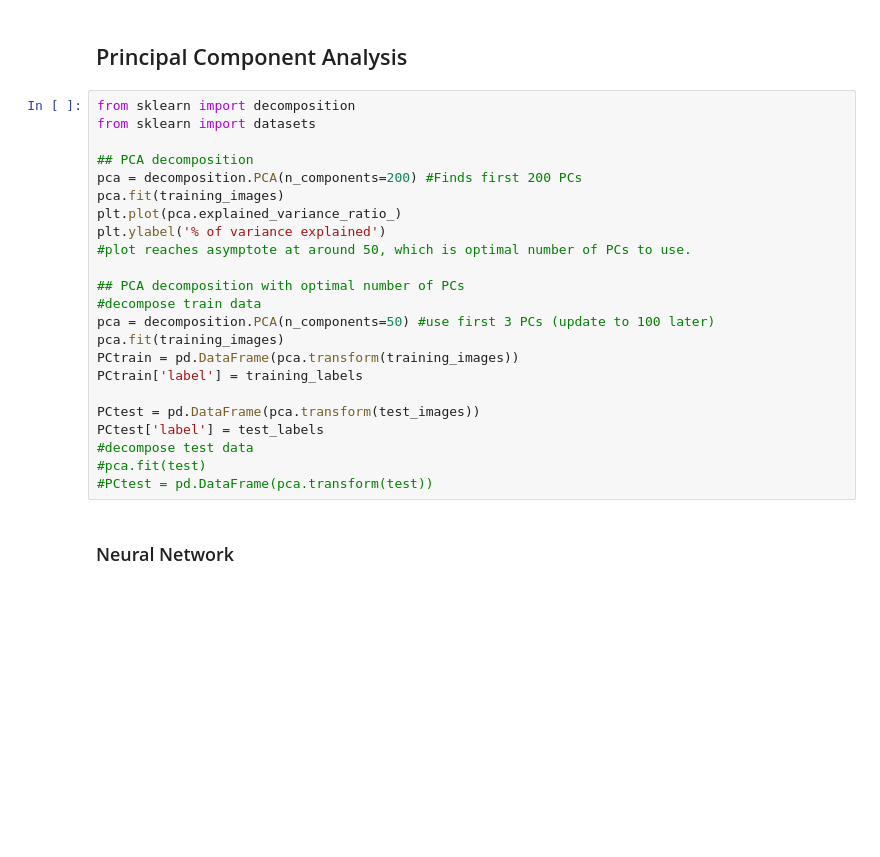
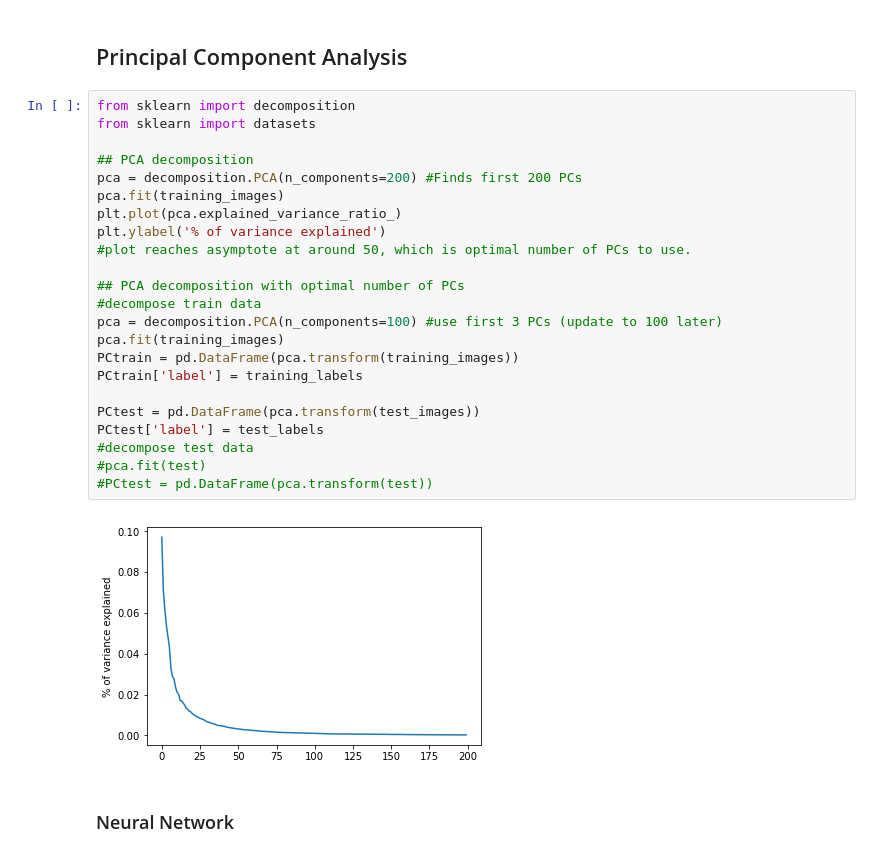
Before and after one commit to ddemirci/CmpE462_project, a Jupyter notebook: Neural Network with PCA.ipynb, the cells around one changed output. Cells and saved outputs as stored; diff of their text form; blank space fills up the shorter version.

```diff
--- a/Neural Network with PCA.ipynb
+++ b/Neural Network with PCA.ipynb
@@ -86,26 +86,28 @@ for i in range(1,26):
 # %%
 from sklearn import decomposition
 from sklearn import datasets
 
 ## PCA decomposition
 pca = decomposition.PCA(n_components=200) #Finds first 200 PCs
 pca.fit(training_images)
 plt.plot(pca.explained_variance_ratio_)
 plt.ylabel('% of variance explained')
 #plot reaches asymptote at around 50, which is optimal number of PCs to use.
 
 ## PCA decomposition with optimal number of PCs
 #decompose train data
-pca = decomposition.PCA(n_components=50) #use first 3 PCs (update to 100 later)
+pca = decomposition.PCA(n_components=100) #use first 3 PCs (update to 100 later)
 pca.fit(training_images)
 PCtrain = pd.DataFrame(pca.transform(training_images))
 PCtrain['label'] = training_labels
 
 PCtest = pd.DataFrame(pca.transform(test_images))
 PCtest['label'] = test_labels
 #decompose test data
 #pca.fit(test)
 #PCtest = pd.DataFrame(pca.transform(test))
+# %% [output]
+[figure, added]
 # %% [markdown]
 ### Neural Network
 # %% [markdown]
```
Also changed, not shown: parts of 4 cells of this notebook, 2 other files.
